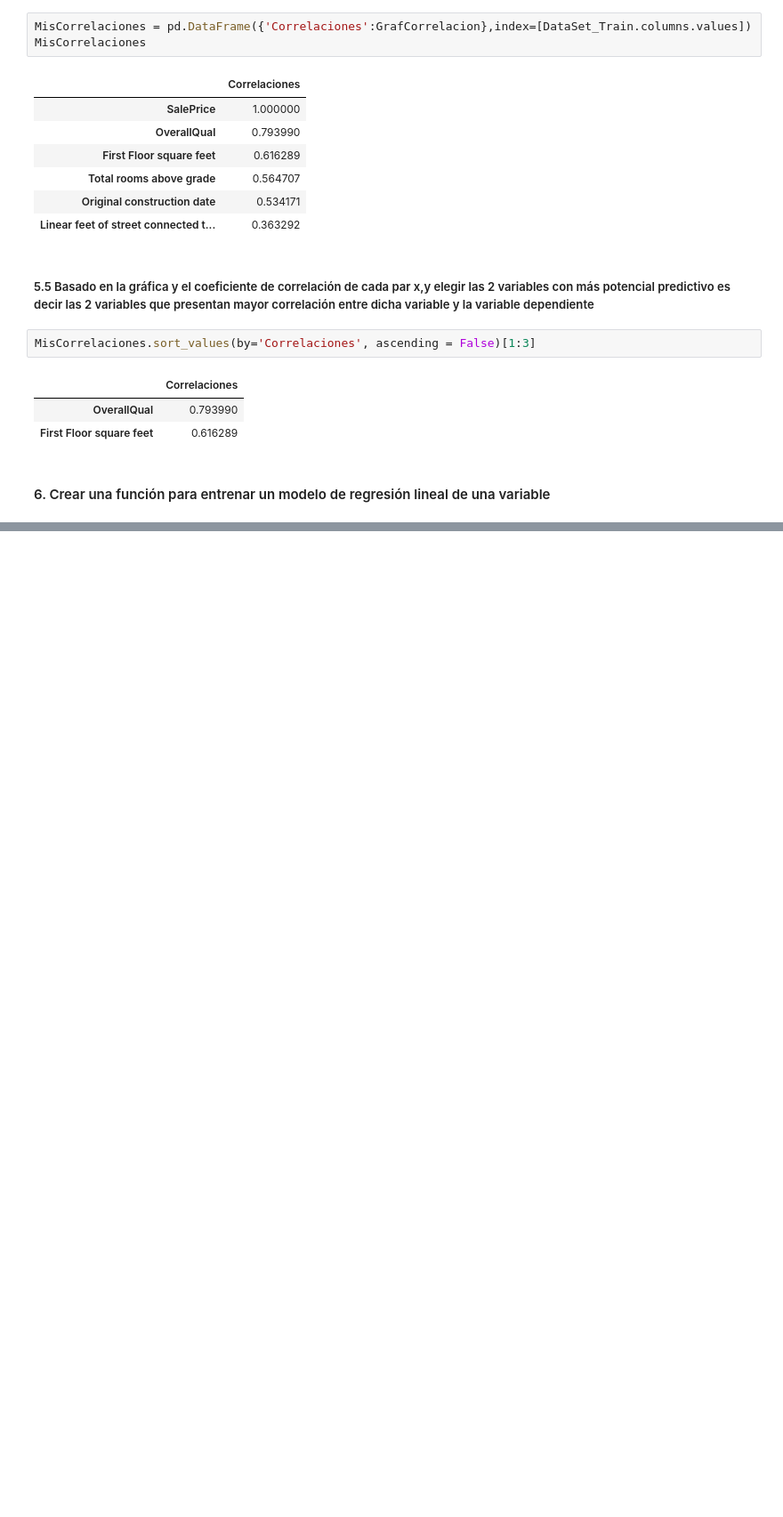
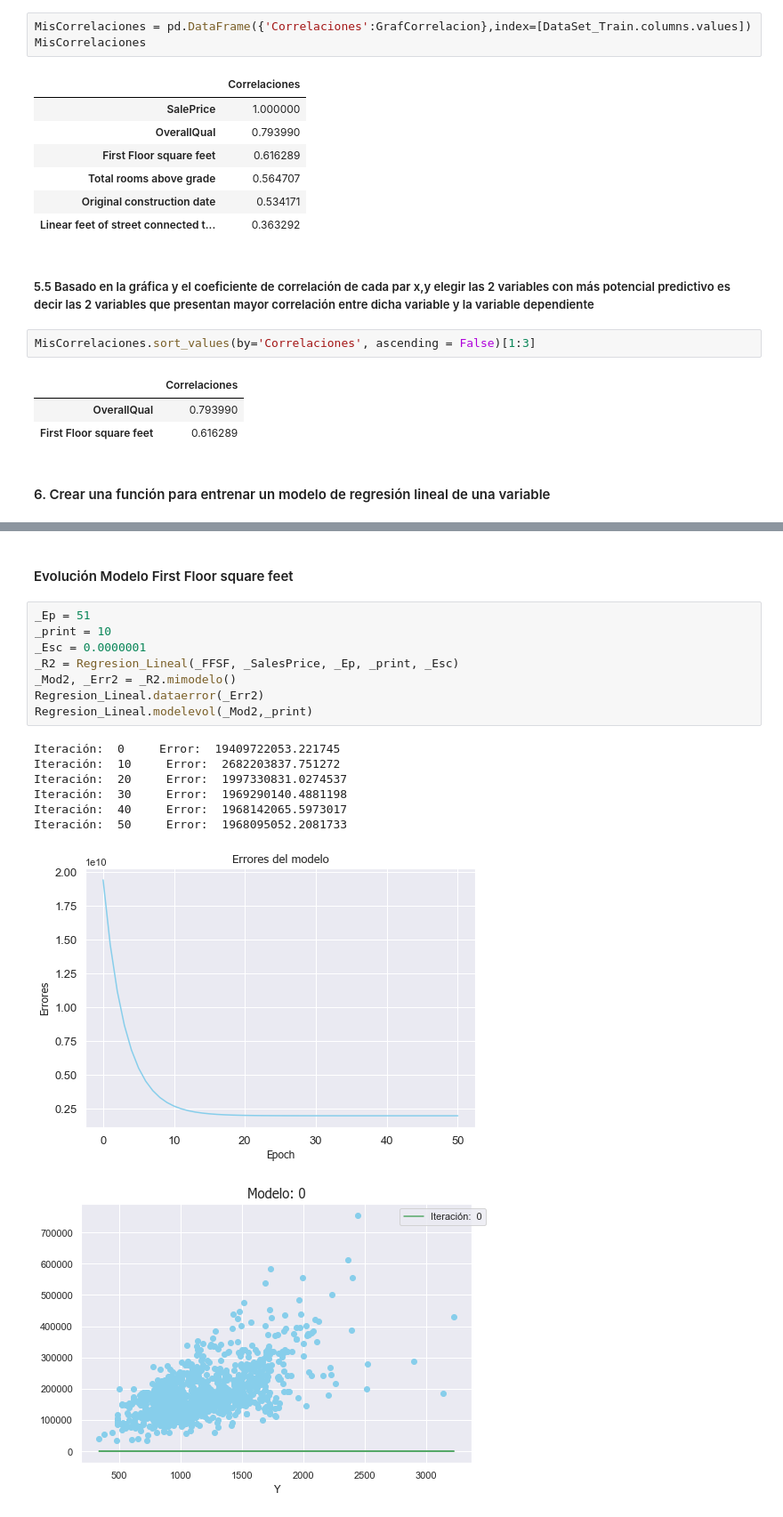
Before and after one commit to EdiAOHernandez/PythonCienciadeDatos, a Jupyter notebook: Proyecto2021PY.ipynb, the cells around one changed output, grey strips where cells are left out. Shown at 89% size. Saved outputs shown, nothing was run; the diff lists cells and outputs as text; blank space fills up the shorter version.

```diff
--- a/Proyecto2021PY.ipynb
+++ b/Proyecto2021PY.ipynb
@@ -272,0 +380,19 @@ class Regresion_Lineal():
+# %% [markdown]
+#### Evolución Modelo First Floor square feet
+# %%
+_Ep = 51
+_print = 10
+_Esc = 0.0000001
+_R2 = Regresion_Lineal(_FFSF, _SalesPrice, _Ep, _print, _Esc)
+_Mod2, _Err2 = _R2.mimodelo()
+Regresion_Lineal.dataerror(_Err2)
+Regresion_Lineal.modelevol(_Mod2,_print)
+# %% [output]
+Iteración:  0     Error:  19409722053.221745
+Iteración:  10     Error:  2682203837.751272
+Iteración:  20     Error:  1997330831.0274537
+Iteración:  30     Error:  1969290140.4881198
+Iteración:  40     Error:  1968142065.5973017
+Iteración:  50     Error:  1968095052.2081733
+[figure, added]
+[figure, added]
```
Also changed, not shown: parts of 13 cells of this notebook.
